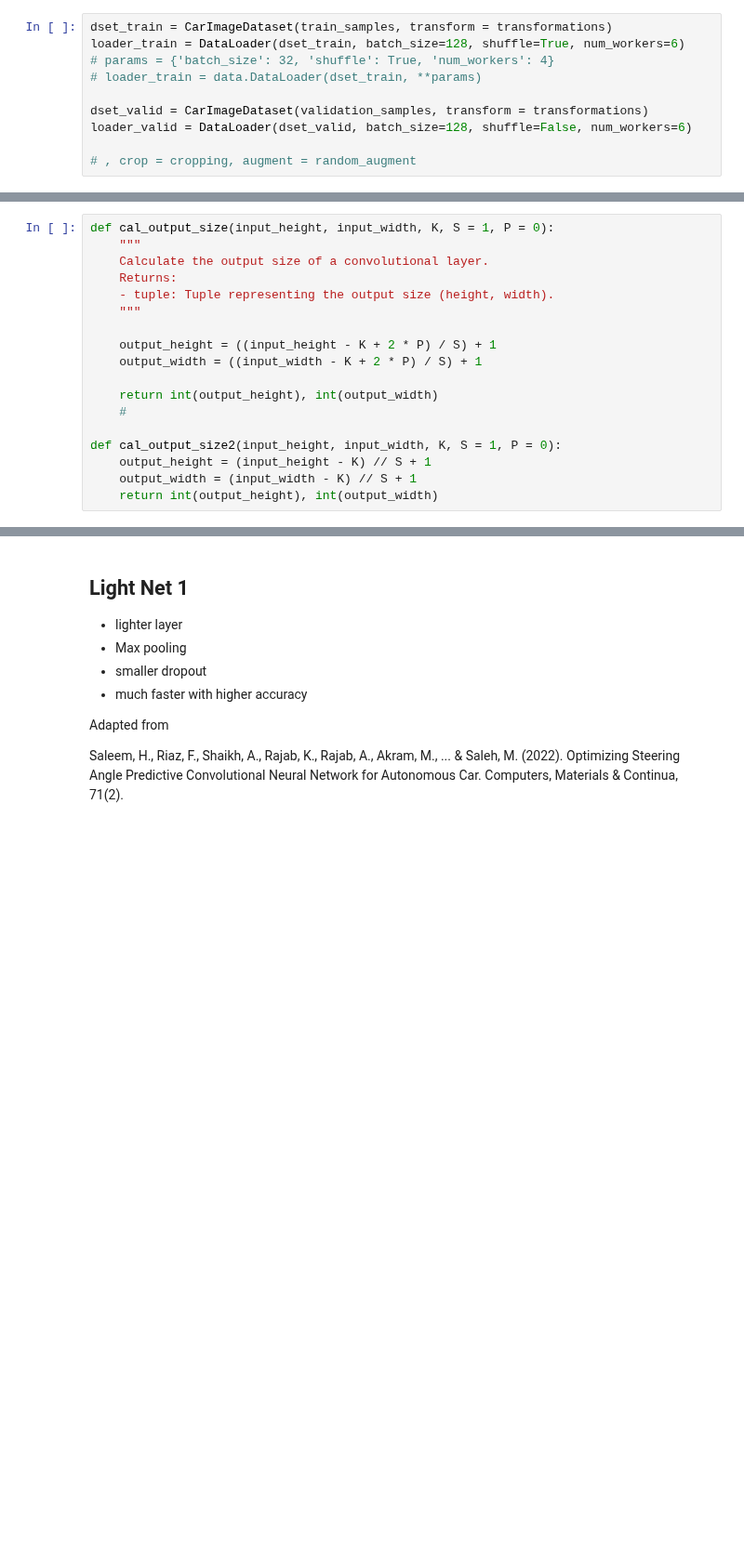
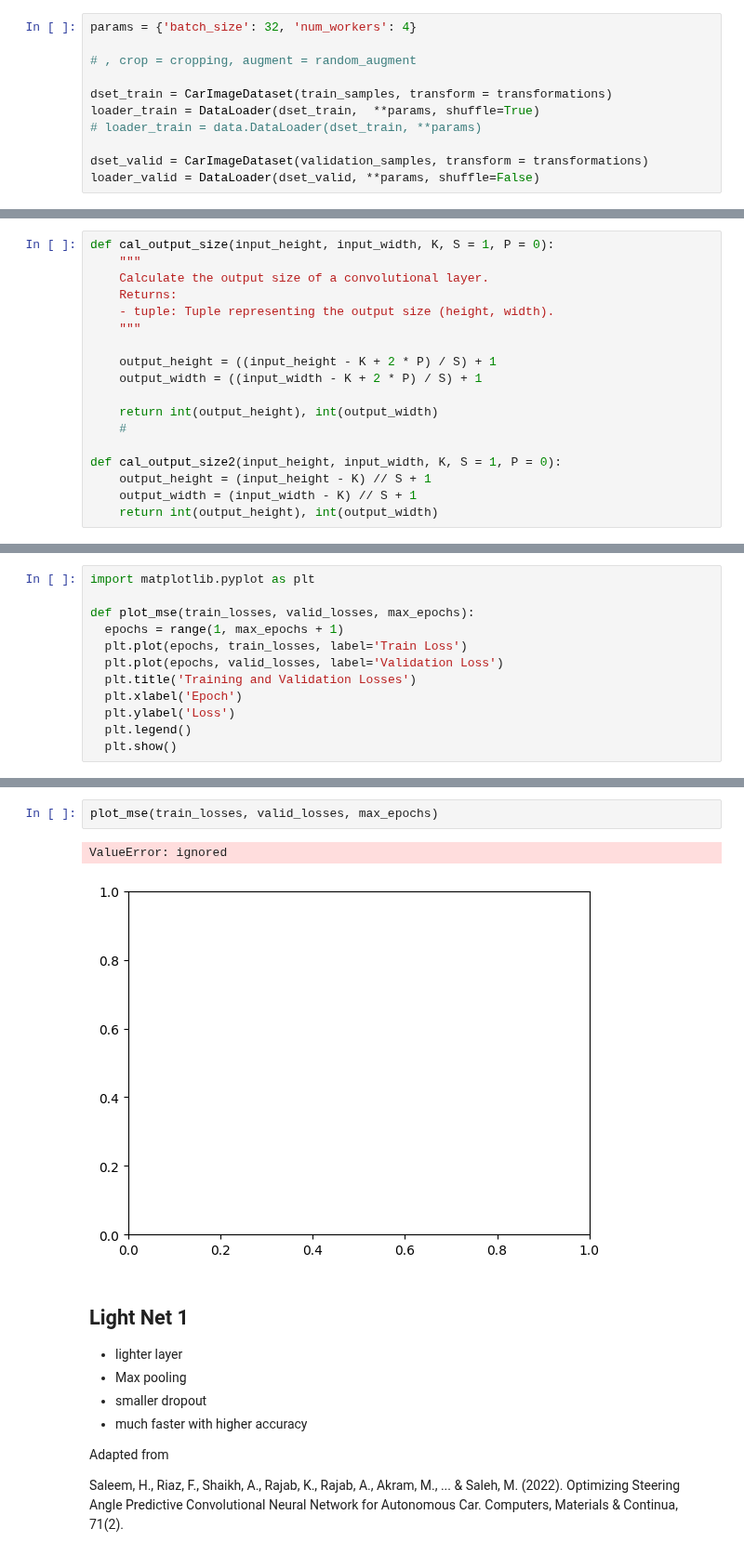
Before and after one commit to No1Talent/DLSelfDrivingCars, a Jupyter notebook: Self_Driving_Car.ipynb, the cells around one changed output, grey strips where cells are left out. Shown at 93% size. Saved outputs shown, nothing was run; the diff lists cells and outputs as text; blank space fills up the shorter version.

```diff
--- a/Self_Driving_Car.ipynb
+++ b/Self_Driving_Car.ipynb
@@ -231,15 +231,16 @@ class CarImageDataset(Dataset):
     def __len__(self):
       return len(self.samples)
 # %%
+params = {'batch_size': 32, 'num_workers': 4}
+
+# , crop = cropping, augment = random_augment
+
 dset_train = CarImageDataset(train_samples, transform = transformations)
-loader_train = DataLoader(dset_train, batch_size=128, shuffle=True, num_workers=6)
-# params = {'batch_size': 32, 'shuffle': True, 'num_workers': 4}
+loader_train = DataLoader(dset_train,  **params, shuffle=True)
 # loader_train = data.DataLoader(dset_train, **params)
 
 dset_valid = CarImageDataset(validation_samples, transform = transformations)
-loader_valid = DataLoader(dset_valid, batch_size=128, shuffle=False, num_workers=6)
-
-# , crop = cropping, augment = random_augment
+loader_valid = DataLoader(dset_valid, **params, shuffle=False)
 # %% [markdown]
 # get a batch for testing and plotting
 # %%
@@ -389,5 +391,17 @@ def train_and_valid(max_epochs, model, criterion, optimizer, loader_train, loade
 
     return train_losses, valid_losses
+# %%
+import matplotlib.pyplot as plt
+
+def plot_mse(train_losses, valid_losses, max_epochs):
+  epochs = range(1, max_epochs + 1)
+  plt.plot(epochs, train_losses, label='Train Loss')
+  plt.plot(epochs, valid_losses, label='Validation Loss')
+  plt.title('Training and Validation Losses')
+  plt.xlabel('Epoch')
+  plt.ylabel('Loss')
+  plt.legend()
+  plt.show()
 # %% [markdown]
 ## Adapted Nvidia Model
 - the convolution layers are meant to handle feature engineering
@@ -471,3 +537,8 @@ train_losses, valid_losses = train_and_valid(max_epochs, model, criterion, optim
+# %%
+plot_mse(train_losses, valid_losses, max_epochs)
+# %% [output]
+ValueError: ignored
+[figure, added]
 # %% [markdown]
 ## Light Net 1
 
```
Also changed, not shown: parts of 11 cells of this notebook.
